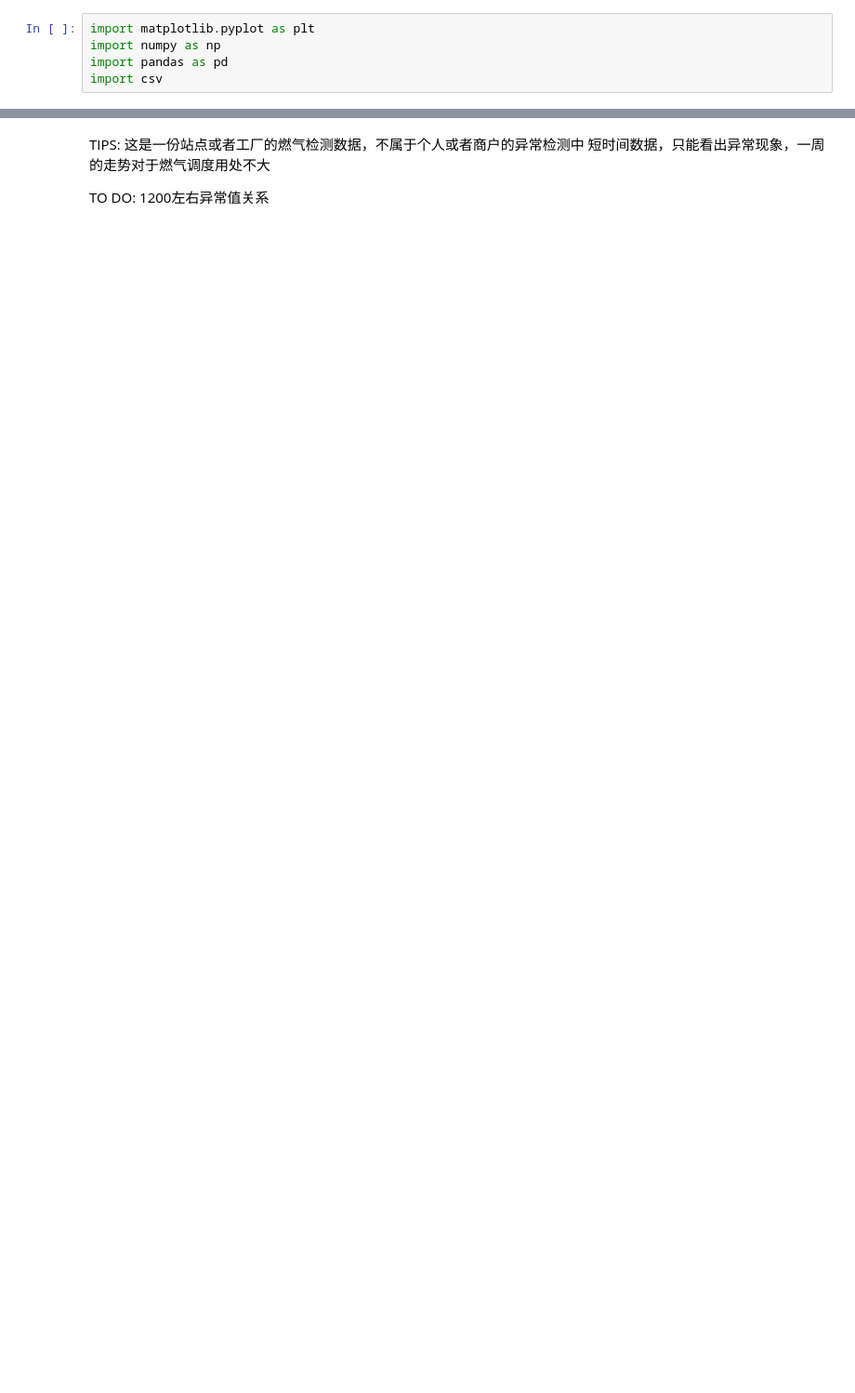
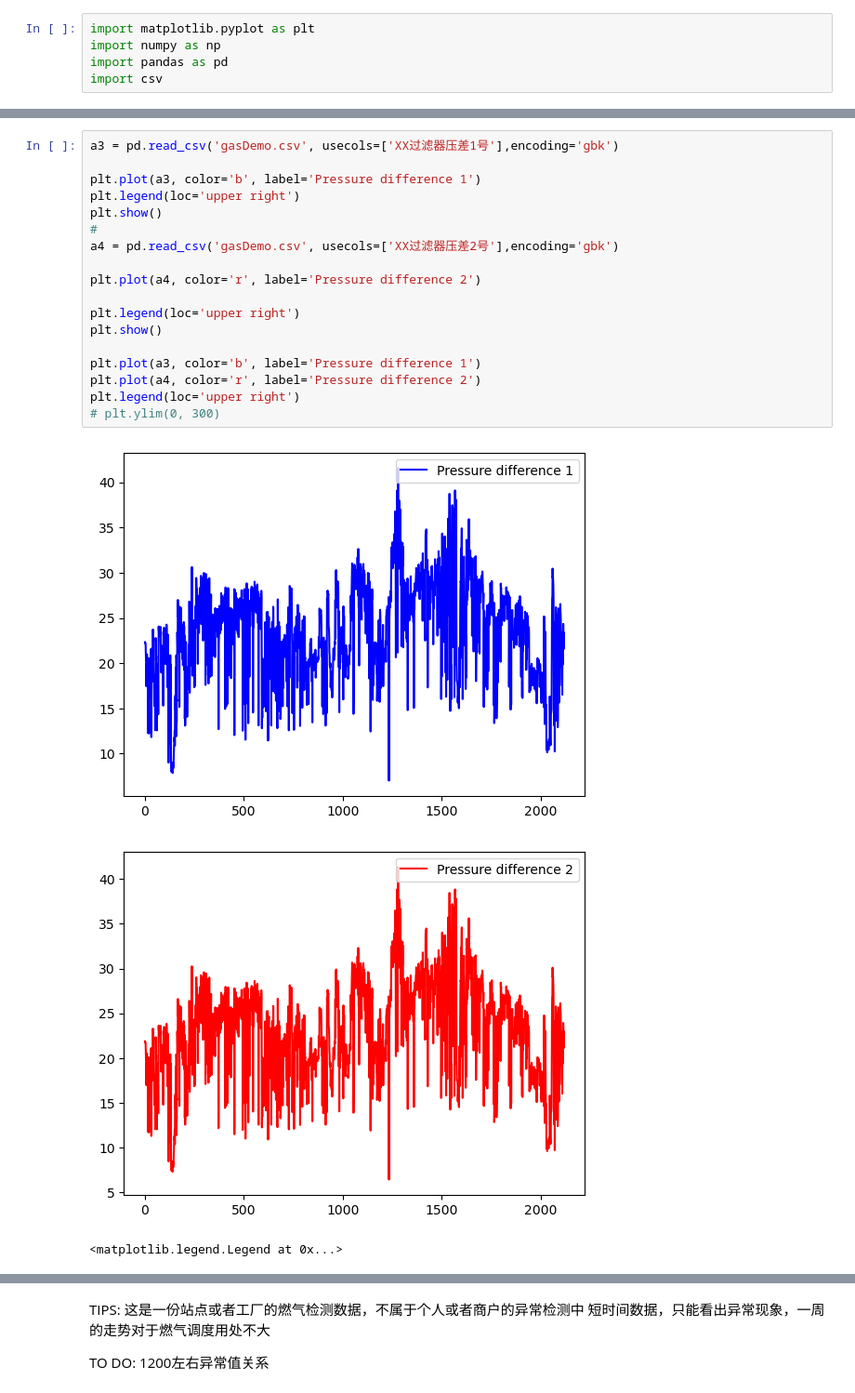
Before and after one commit to Kan19990810/Project, a Jupyter notebook: GasAnalysis/gasAnalysis.ipynb, the cells around one changed output, grey strips where cells are left out. Shown: that part at 93% size. Drawn from its saved outputs; the diff is of its cells as text; blank space fills up the shorter version.

```diff
--- a/GasAnalysis/gasAnalysis.ipynb
+++ b/GasAnalysis/gasAnalysis.ipynb
@@ -38,0 +62,22 @@ plt.plot(a6, color='k')
+# %%
+a3 = pd.read_csv('gasDemo.csv', usecols=['XX过滤器压差1号'],encoding='gbk')
+
+plt.plot(a3, color='b', label='Pressure difference 1')
+plt.legend(loc='upper right')
+plt.show()
+#
+a4 = pd.read_csv('gasDemo.csv', usecols=['XX过滤器压差2号'],encoding='gbk')
+
+plt.plot(a4, color='r', label='Pressure difference 2')
+
+plt.legend(loc='upper right')
+plt.show()
+
+plt.plot(a3, color='b', label='Pressure difference 1')
+plt.plot(a4, color='r', label='Pressure difference 2')
+plt.legend(loc='upper right')
+# plt.ylim(0, 300)
+# %% [output]
+[figure, added]
+[figure, added]
+<matplotlib.legend.Legend at 0x...>
```
Also changed, not shown: parts of 4 cells of this notebook.
